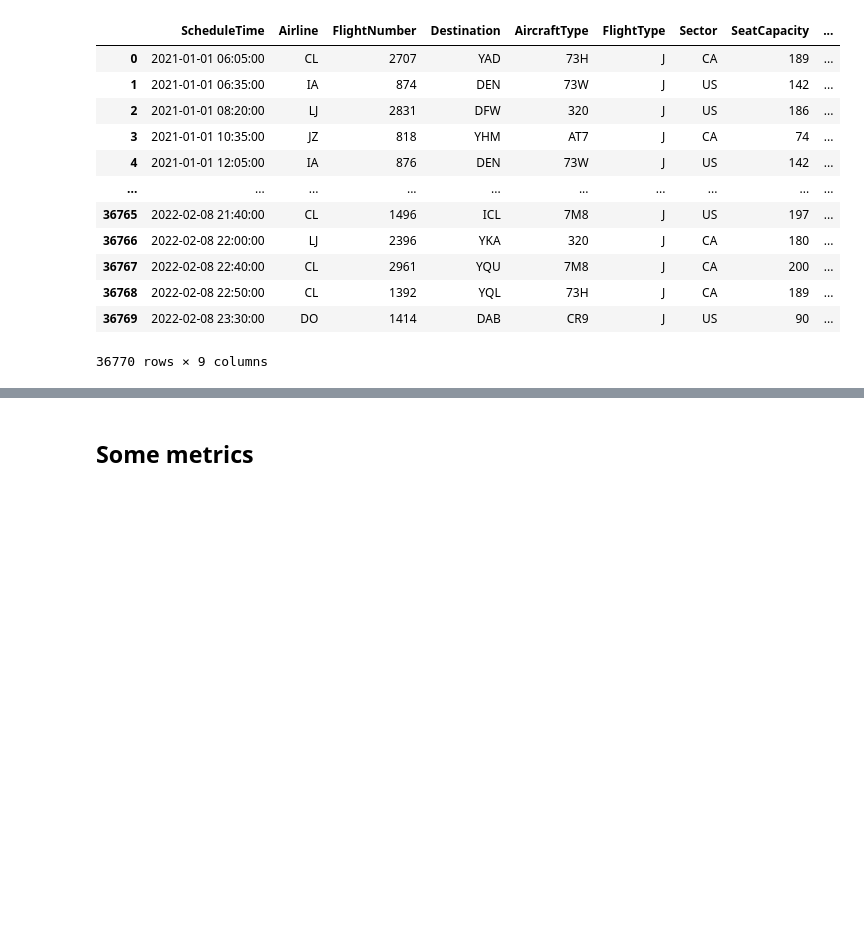
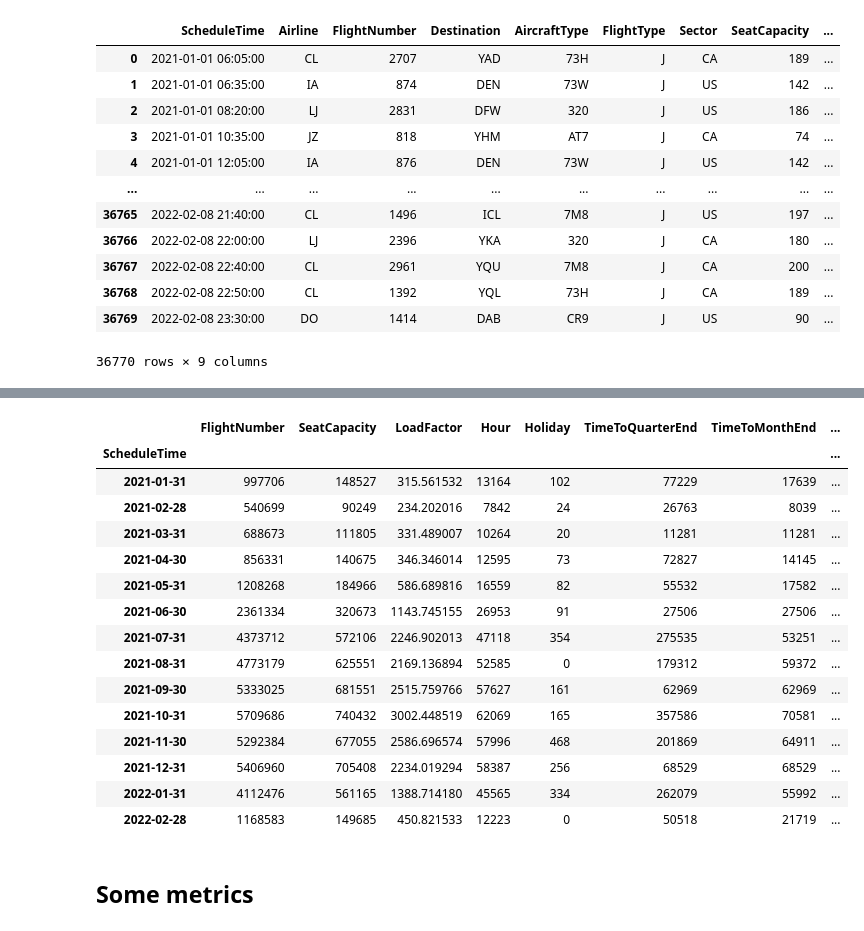
Before and after one commit to s183920/02582_Computational_Data_Analysis, a Jupyter notebook: Case1/data.ipynb, the cells around one changed output, grey strips where cells are left out. Cells and saved outputs as stored; diff of their text form; code cells hidden in the pictures; blank space fills up the shorter version.

```diff
--- a/Case1/data.ipynb
+++ b/Case1/data.ipynb
@@ -109,3 +122,22 @@ plt.scatter(data.ScheduleTime, data.LoadFactor, s = 1)
+# %%
+d
+# %% [output]
+|  | FlightNumber | SeatCapacity | LoadFactor | Hour | Holiday | TimeToQuarterEnd | TimeToMonthEnd | ... |
+| ScheduleTime |  |  |  |  |  |  |  | ... |
+| 2021-01-31 | 997706 | 148527 | 315.561532 | 13164 | 102 | 77229 | 17639 | ... |
+| 2021-02-28 | 540699 | 90249 | 234.202016 | 7842 | 24 | 26763 | 8039 | ... |
+| 2021-03-31 | 688673 | 111805 | 331.489007 | 10264 | 20 | 11281 | 11281 | ... |
+| 2021-04-30 | 856331 | 140675 | 346.346014 | 12595 | 73 | 72827 | 14145 | ... |
+| 2021-05-31 | 1208268 | 184966 | 586.689816 | 16559 | 82 | 55532 | 17582 | ... |
+| 2021-06-30 | 2361334 | 320673 | 1143.745155 | 26953 | 91 | 27506 | 27506 | ... |
+| 2021-07-31 | 4373712 | 572106 | 2246.902013 | 47118 | 354 | 275535 | 53251 | ... |
+| 2021-08-31 | 4773179 | 625551 | 2169.136894 | 52585 | 0 | 179312 | 59372 | ... |
+| 2021-09-30 | 5333025 | 681551 | 2515.759766 | 57627 | 161 | 62969 | 62969 | ... |
+| 2021-10-31 | 5709686 | 740432 | 3002.448519 | 62069 | 165 | 357586 | 70581 | ... |
+| 2021-11-30 | 5292384 | 677055 | 2586.696574 | 57996 | 468 | 201869 | 64911 | ... |
+| 2021-12-31 | 5406960 | 705408 | 2234.019294 | 58387 | 256 | 68529 | 68529 | ... |
+| 2022-01-31 | 4112476 | 561165 | 1388.714180 | 45565 | 334 | 262079 | 55992 | ... |
+| 2022-02-28 | 1168583 | 149685 | 450.821533 | 12223 | 0 | 50518 | 21719 | ... |
 # %% [markdown]
 ## Some metrics
 # %%
```
Also changed, not shown: parts of 10 cells of this notebook, 1 other file.
